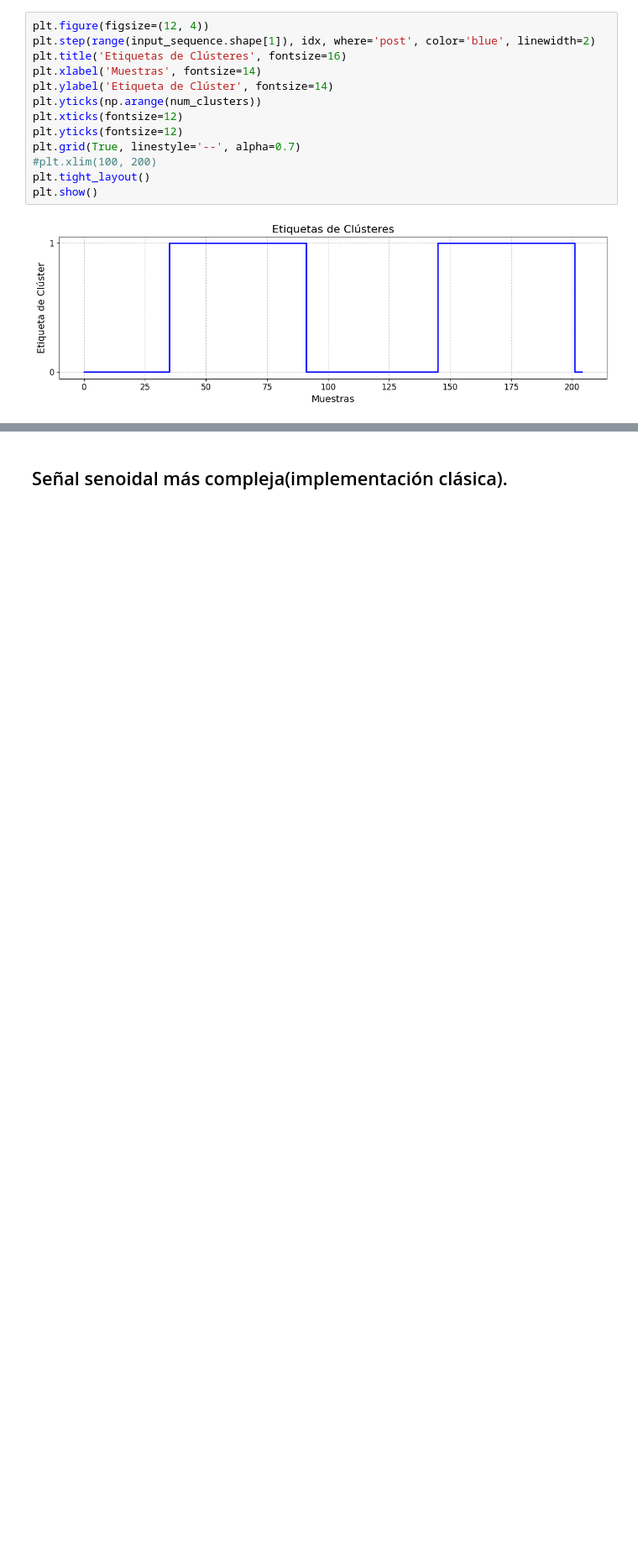
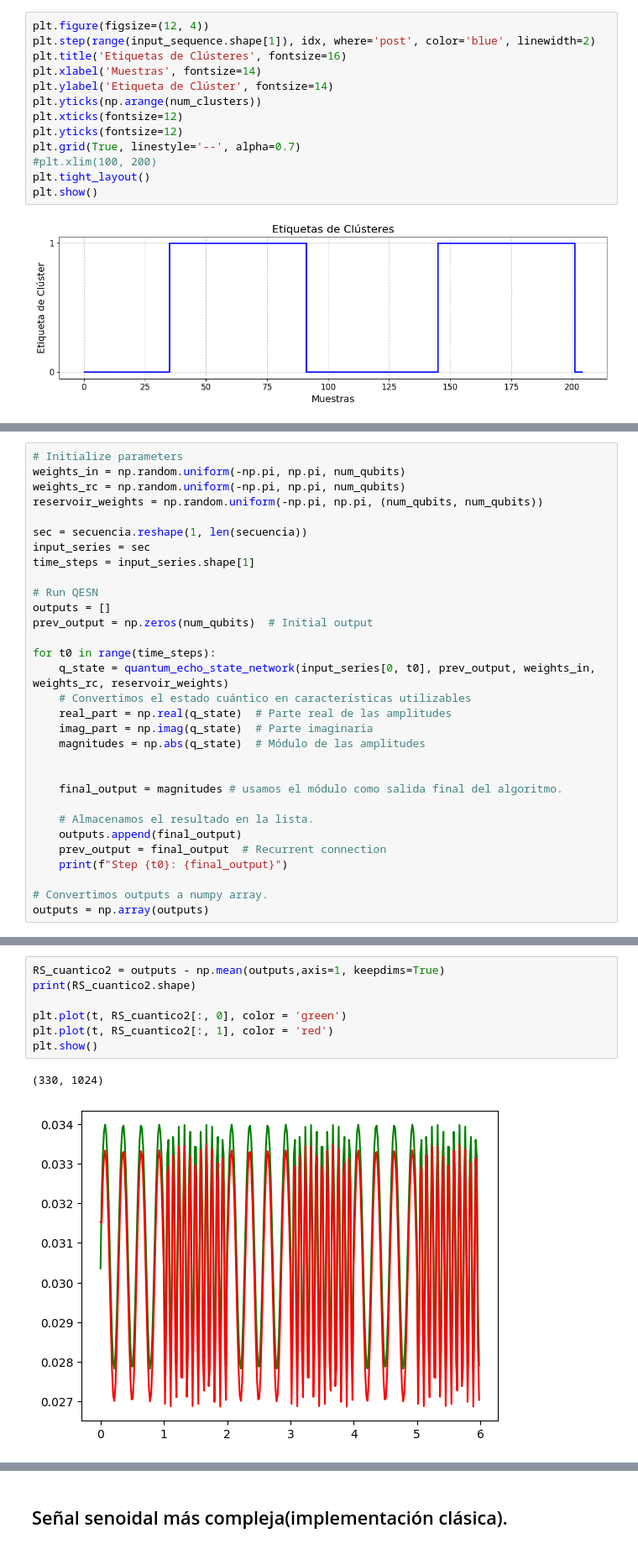
Before and after one commit to manuuuv/TFG, a Jupyter notebook: Quantum_RC_Manuel2.ipynb, the cells around one changed output, grey strips where cells are left out. Shown at 84% size. Drawn from its saved outputs; the diff is of its cells as text; blank space fills up the shorter version.

```diff
--- a/Quantum_RC_Manuel2.ipynb
+++ b/Quantum_RC_Manuel2.ipynb
@@ -410,0 +447,31 @@ plt.show()
+# %%
+# Initialize parameters
+weights_in = np.random.uniform(-np.pi, np.pi, num_qubits)
+weights_rc = np.random.uniform(-np.pi, np.pi, num_qubits)
+reservoir_weights = np.random.uniform(-np.pi, np.pi, (num_qubits, num_qubits))
+
+sec = secuencia.reshape(1, len(secuencia))
+input_series = sec
+time_steps = input_series.shape[1]
+
+# Run QESN
+outputs = []
+prev_output = np.zeros(num_qubits)  # Initial output
+
+for t0 in range(time_steps):
+    q_state = quantum_echo_state_network(input_series[0, t0], prev_output, weights_in, weights_rc, reservoir_weights)
+    # Convertimos el estado cuántico en características utilizables
+    real_part = np.real(q_state)  # Parte real de las amplitudes
+    imag_part = np.imag(q_state)  # Parte imaginaria
+    magnitudes = np.abs(q_state)  # Módulo de las amplitudes
+
+
+    final_output = magnitudes # usamos el módulo como salida final del algoritmo.
+
+    # Almacenamos el resultado en la lista.
+    outputs.append(final_output)
+    prev_output = final_output  # Recurrent connection
+    print(f"Step {t0}: {final_output}")
+
+# Convertimos outputs a numpy array.
+outputs = np.array(outputs)
@@ -410,0 +496,10 @@ plt.show()
+# %%
+RS_cuantico2 = outputs - np.mean(outputs,axis=1, keepdims=True)
+print(RS_cuantico2.shape)
+
+plt.plot(t, RS_cuantico2[:, 0], color = 'green')
+plt.plot(t, RS_cuantico2[:, 1], color = 'red')
+plt.show()
+# %% [output]
+(330, 1024)
+[figure, added]
```
Also changed, not shown: parts of 71 cells of this notebook.
